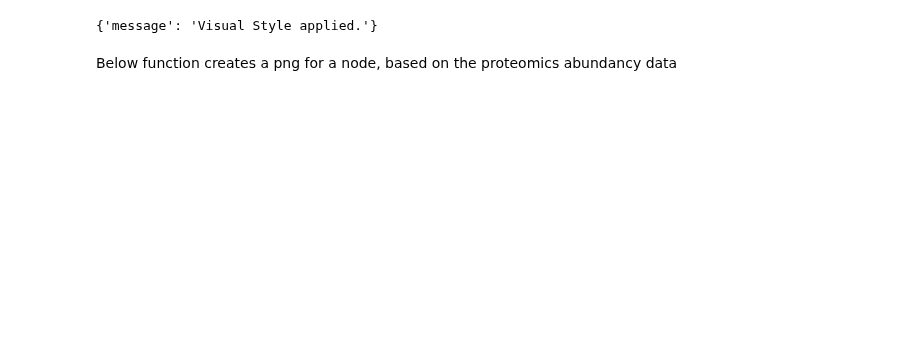
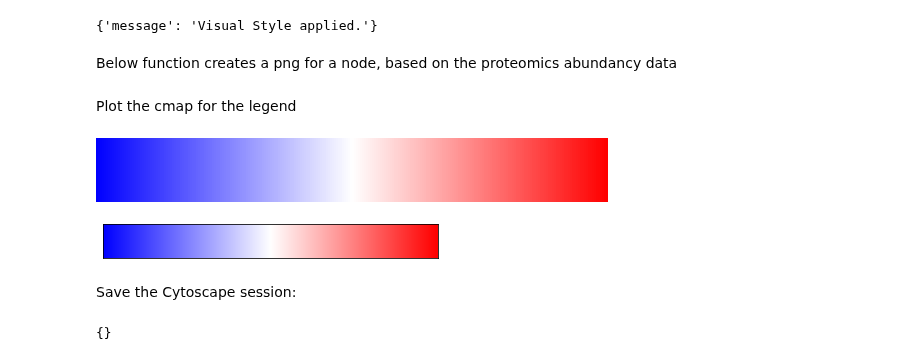
Before and after one commit to NIB-SI/skm-tools, a Jupyter notebook: publication/case-study-2/case-study-2-CKN-network-analysis.ipynb, the cells around one changed output. Saved outputs shown, nothing was run; the diff lists cells and outputs as text; code cells hidden in the pictures; blank space fills up the shorter version.

```diff
--- a/case-study-2/case-study-2-CKN-network-analysis.ipynb
+++ b/publication/case-study-2/case-study-2-CKN-network-analysis.ipynb
@@ -894,5 +833,27 @@ def create_png(node):
     return node_png_fname
 # %%
 cytoscape_utils.add_custom_png(prot_file, create_png, style=None)
+# %% [markdown]
+Plot the cmap for the legend
+# %%
+from matplotlib import colormaps
+cmap = colormaps.get_cmap("bwr")
+cmap
+# %% [output]
+[figure, added]
+# %%
+fig, ax = plt.subplots(1, 1, figsize=(6, 3),
+                           subplot_kw=dict(xticks=[], yticks=[]))
+colors = cmap(np.arange(cmap.N))
+ax.imshow([colors], extent=[0, 10, 0, 1])
+plt.savefig(node_png_dir / "colourmap.svg",bbox_inches='tight',transparent=True, pad_inches=0)
+# %% [output]
+[figure, added]
+# %% [markdown]
+Save the Cytoscape session:
+# %%
+p4c.session.save_session("./output/case-study-2-CKN-network-analysis.cys")
+# %% [output]
+{}
 # %%
 # END
```
Also changed, not shown: parts of 64 cells of this notebook, 15 other files.
